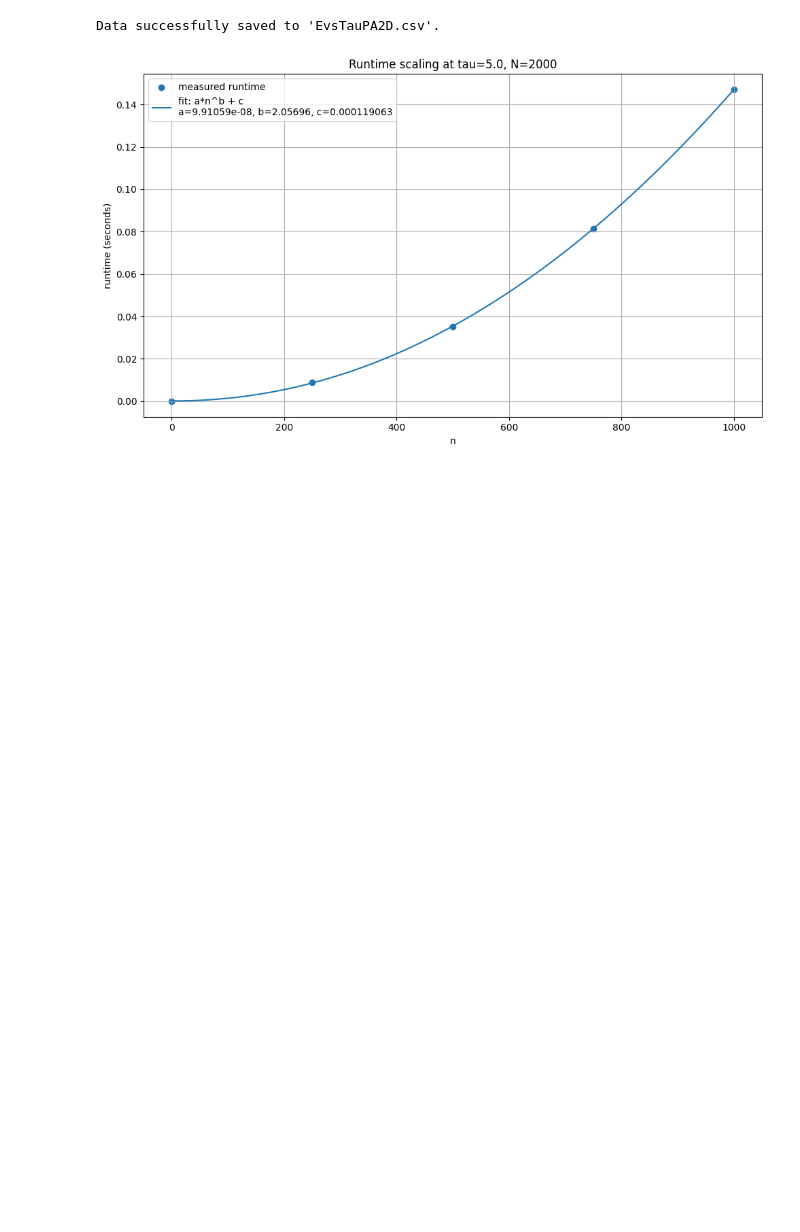
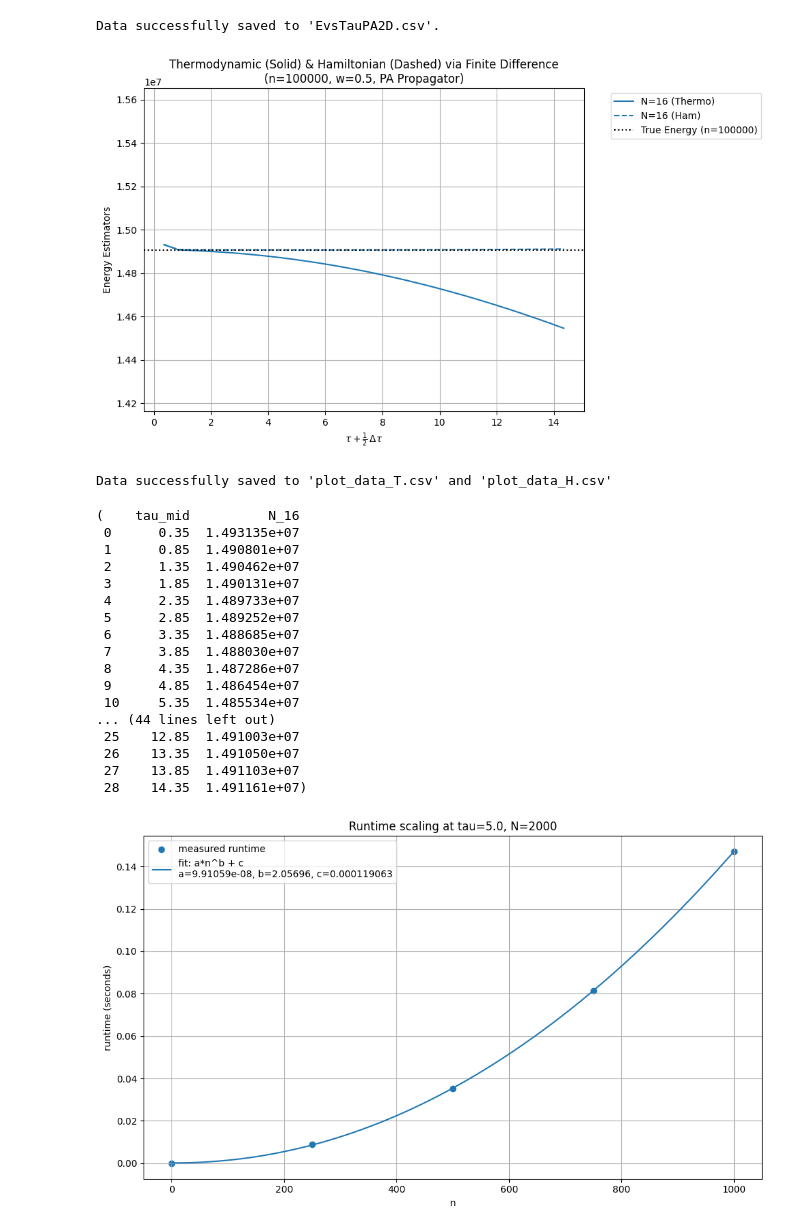
Before and after one commit to 24jonas/HarmonicFermions, a Jupyter notebook: Jupyter/BaxterMeth.ipynb, the cells around one changed output. Cells and saved outputs as stored; diff of their text form; code cells hidden in the pictures; blank space fills up the shorter version.

```diff
--- a/Jupyter/BaxterMeth.ipynb
+++ b/Jupyter/BaxterMeth.ipynb
@@ -362,15 +424,35 @@ def plot_fd_vs_tau_dual(n, N_list, w, tau_start, tau_end, tau_step, save_filenam
 
     return df_T, df_H
 # %%
-N_list = [2,4,8,16]
+N_list = [16]
 n = 100000
 w = 0.5
 
 plot_fd_vs_tau_dual(
     n=n,
     N_list=N_list,
     w=w,
     tau_start=0.1,
     tau_end=15,
     tau_step=0.5
 )
+# %% [output]
+[figure, added]
+Data successfully saved to 'plot_data_T.csv' and 'plot_data_H.csv'
+(    tau_mid          N_16
+ 0      0.35  1.493135e+07
+ 1      0.85  1.490801e+07
+ 2      1.35  1.490462e+07
+ 3      1.85  1.490131e+07
+ 4      2.35  1.489733e+07
+ 5      2.85  1.489252e+07
+ 6      3.35  1.488685e+07
+ 7      3.85  1.488030e+07
+ 8      4.35  1.487286e+07
+ 9      4.85  1.486454e+07
+ 10     5.35  1.485534e+07
+... (44 lines left out)
+ 25    12.85  1.491003e+07
+ 26    13.35  1.491050e+07
+ 27    13.85  1.491103e+07
+ 28    14.35  1.491161e+07)
```
Also changed, not shown: parts of 2 cells of this notebook, 9 other files.
